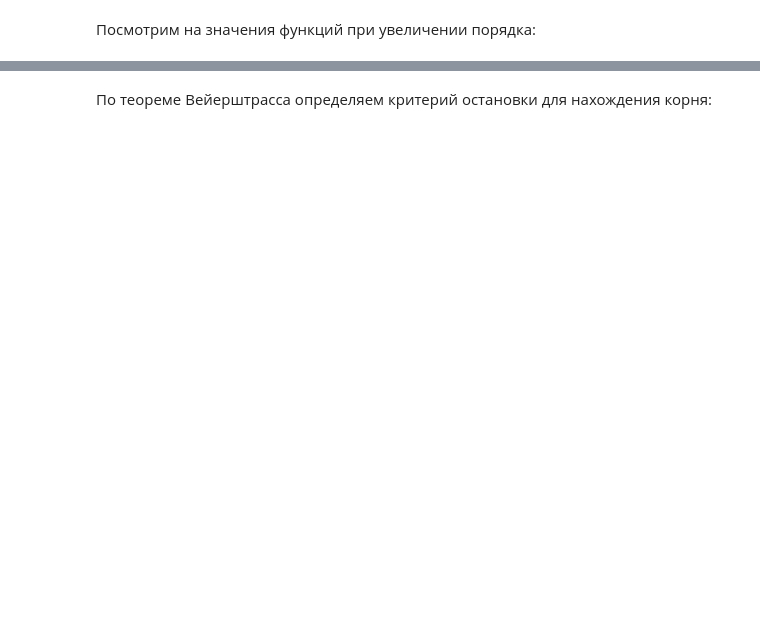
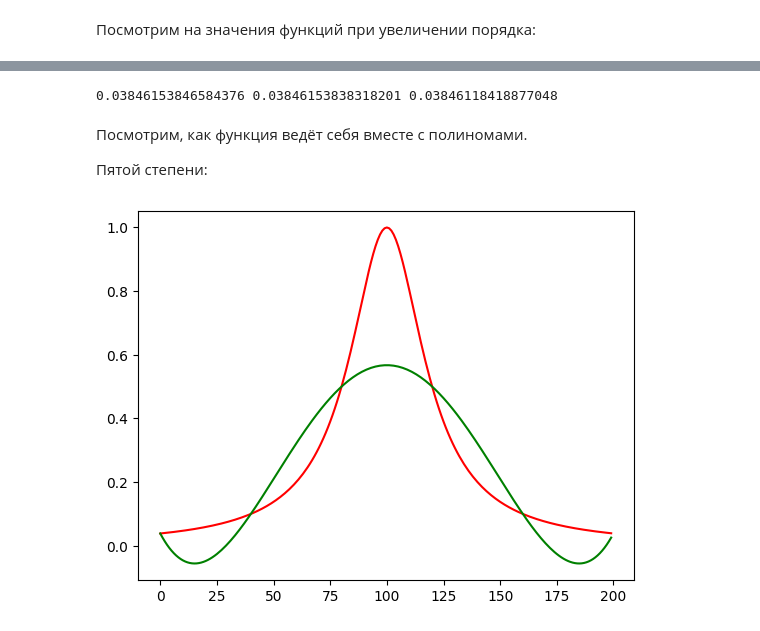
Before and after one commit to letteredMelody/numerical_methods, a Jupyter notebook: function_interpolation.ipynb, the cells around one changed output, grey strips where cells are left out. Saved outputs shown, nothing was run; the diff lists cells and outputs as text; code cells hidden in the pictures; blank space fills up the shorter version.

```diff
--- a/function_interpolation.ipynb
+++ b/function_interpolation.ipynb
@@ -16,7 +19,7 @@ b = 1
 # %% [markdown]
 Интерполяционный полином Лагранжа:
 # %%
-def Lnk(n, k, x):
+def Lnk(n, k, x, xi=xi):
     ans = 1
 
     for i in range(k):
@@ -26,11 +29,11 @@ def Lnk(n, k, x):
 
     return ans
 
-def L(n, x, func=f):
+def L(n, x, func=f, xi=xi):
     ans = 0
 
-    for i in range(n):
-        ans += func(xi(i, n)) * Lnk(n, i, x) / Lnk(n, i, xi(i, n))
+    for i in range(n + 1):
+        ans += func(xi(i, n)) * Lnk(n, i, x, xi=xi) / Lnk(n, i, xi(i, n), xi=xi)
 
     return ans
 # %% [markdown]
@@ -82,18 +59,0 @@ KeyboardInterrupt:
-# %%
-def L(n, k):
-    ans = 1
-
-    for i in range(k):
-        ans *= (xi(k, n) - xi(i, n))
-    for i in range(k + 1, n):
-        ans *= (xi(k, n) - xi(i, n))
-
-    return L
-
-def A(m, n, func=f):
-    ans = 0
-
-    for i in range(m):
-        ans += (func(xi(i, n)) / L(m, i))
-
-    return ans
@@ -106,2 +59,0 @@ def fn(x, i, n, fn_1):
-# %% [markdown]
-По теореме Вейерштрасса определяем критерий остановки для нахождения корня:
@@ -115,0 +60,18 @@ while abs(f(xi(i, n)) - fn(xi(i, n))) > eps and i <= n:
+# %%
+print(f(x), L(5, x), L(20, x))
+# %% [output]
+0.03846153846584376 0.03846153838318201 0.03846118418877048
+# %% [markdown]
+Посмотрим, как функция ведёт себя вместе с полиномами.
+
+Пятой степени:
+# %%
+x_test = np.arange(-1, 1, 0.01)
+
+plt.plot(f(x_test), color='red')
+plt.plot(L(5, x_test), color='green')
+
+
+plt.show()
+# %% [output]
+[figure, added]
```
Also changed, not shown: parts of 15 cells of this notebook.
